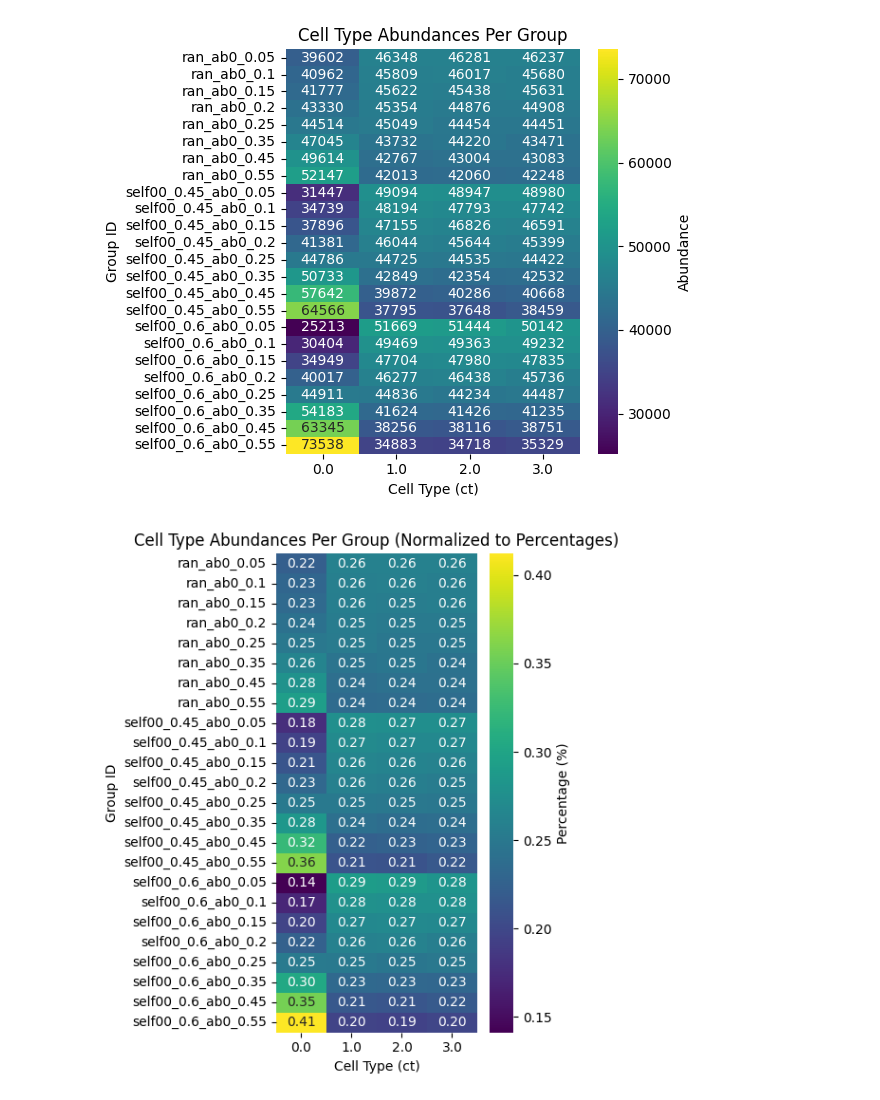
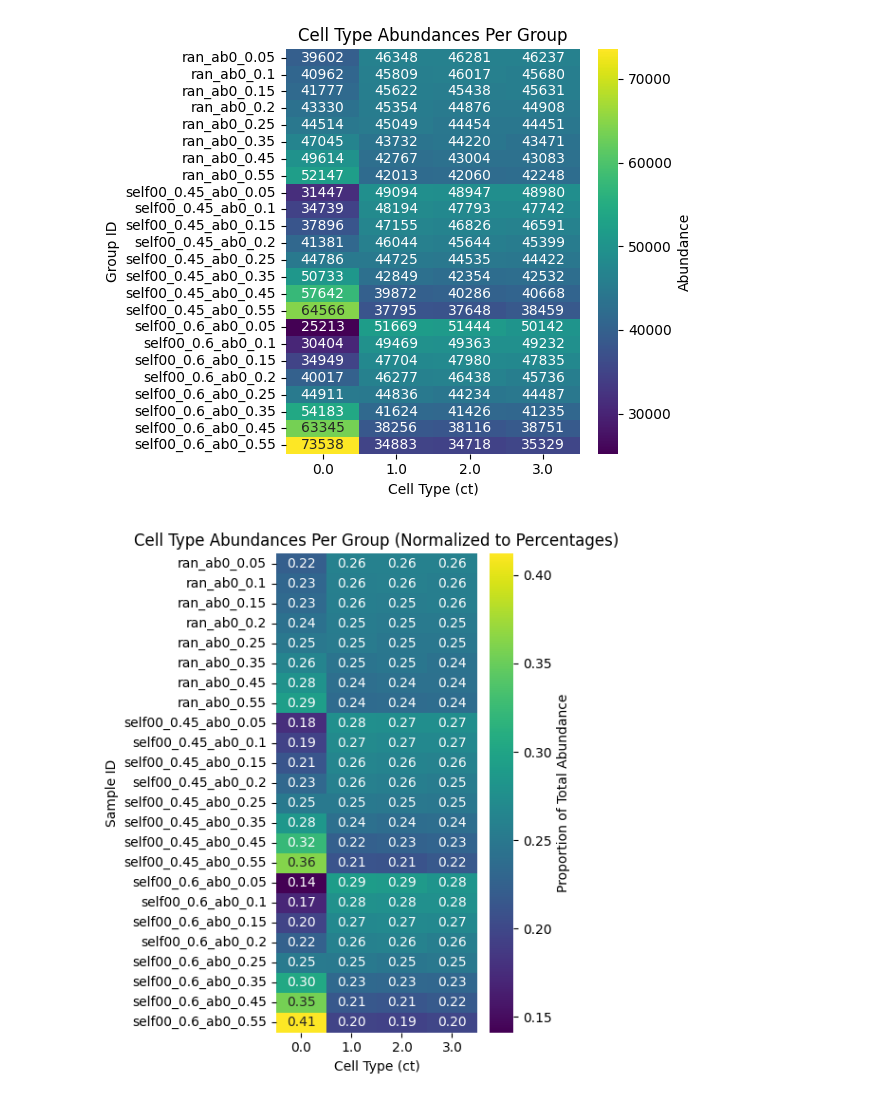
Before and after one commit to SchapiroLabor/NEP_Squidpy, a Jupyter notebook: notebooks/simulation_data/ct_abundances_differences_appendix.ipynb, the cells around one changed output. Cells and saved outputs as stored; diff of their text form; code cells hidden in the pictures.

```diff
--- a/notebooks/simulation_data/ct_abundances_differences_appendix.ipynb
+++ b/notebooks/simulation_data/ct_abundances_differences_appendix.ipynb
@@ -12,5 +12,6 @@ import seaborn as sns
 warnings.simplefilter(action='ignore', category=FutureWarning)
 # %%
 #import simualted data
-path_to_csv = './../../../SCNA_thesis/data/20250217_asym01_nbh2_1000dim_grid200_300iter_50swaps/'
+path_to_csv = './../../../../../../SCNA_thesis/data/20250217_sym00_nbh2_1000dim_grid200_300iter_50swaps/'
+#path_to_csv = './../../../../../../SCNA_thesis/data/20250217_asym01_nbh2_1000dim_grid200_300iter_50swaps/'
 csv_files = glob.glob(os.path.join(path_to_csv, '*.csv'))
@@ -90,25 +111,25 @@ plt.show()
 # %%
 # normalized ct abundance heatmap
 heatmap_data_normalized = heatmap_data.div(heatmap_data.sum(axis=1), axis=0)
 
 # Plot the heatmap
 plt.figure(figsize=(5, 6))
 sns.heatmap(
     heatmap_data_normalized,
     annot=True,
     fmt=".2f",  # Show one decimal place
     cmap="viridis",
-    cbar_kws={'label': 'Percentage (%)'}
+    cbar_kws={'label': 'Proportion of Total Abundance'},
 )
 plt.title("Cell Type Abundances Per Group (Normalized to Percentages)")
 plt.xlabel("Cell Type (ct)")
-plt.ylabel("Group ID")
+plt.ylabel("Sample ID")
 plt.tight_layout()
 
 # Save the figure as an SVG file
-plt.savefig("./../../Paper_figures/dirSEA_v2/cell_type_abundances_symmetric_percentage_simulation.svg", format="svg")
+#plt.savefig("./../../../../../Paper_figures/dirSEA_v2/cell_type_abundances_symmetric_percentage_simulation.svg", format="svg")
 
 # Show the plot
 plt.show()#
 # %% [output]
-[figure, old version]
+[figure, new version]
```
Also changed, not shown: parts of 6 cells of this notebook, 2 other files.
